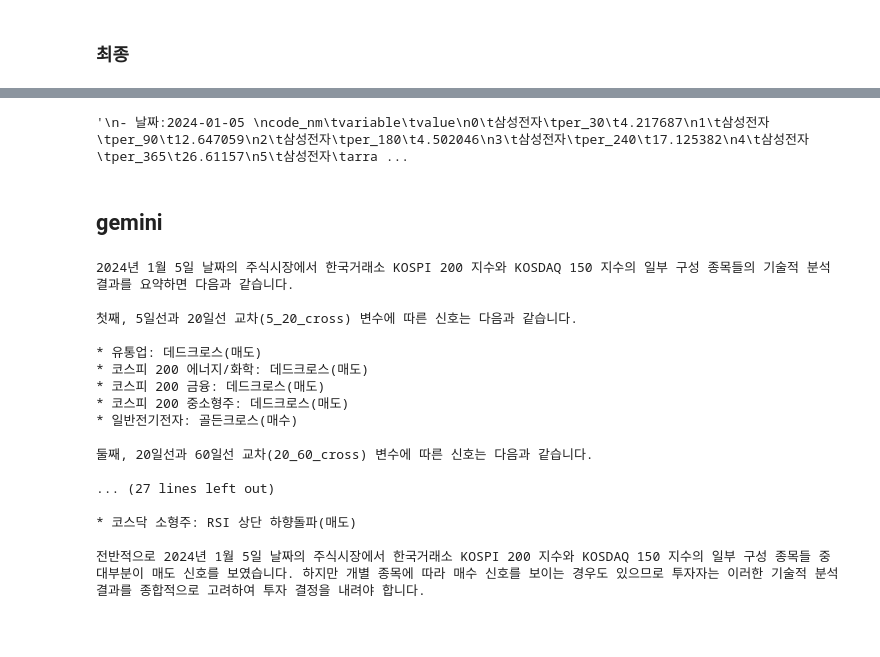
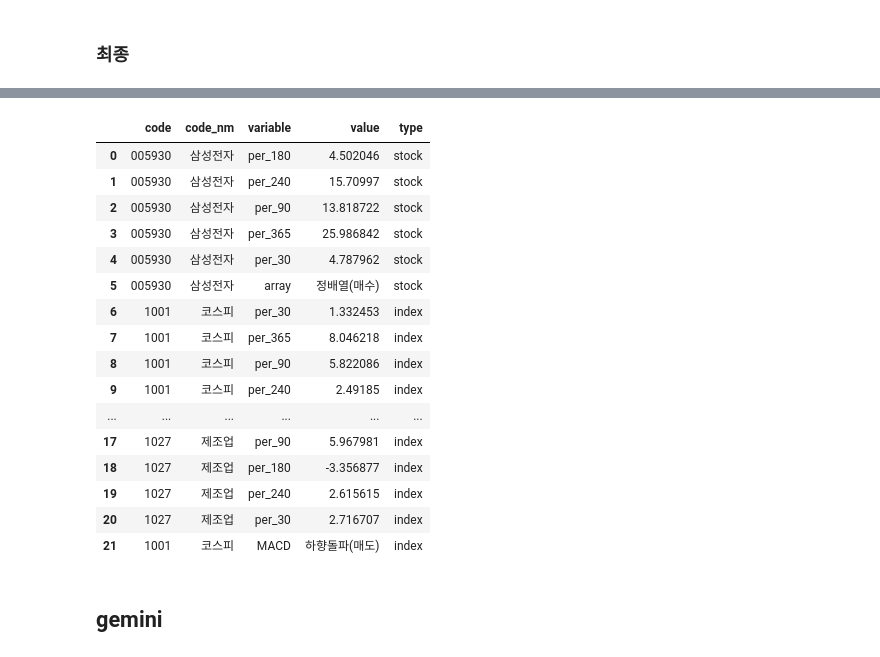
Before and after one commit to Unfinishedgod/finance_mlops, a Jupyter notebook: jupyter/indicator_setup.ipynb, the cells around one changed output, grey strips where cells are left out. Saved outputs shown, nothing was run; the diff lists cells and outputs as text; code cells hidden in the pictures; blank space fills up the shorter version.

```diff
--- a/jupyter/indicator_setup.ipynb
+++ b/jupyter/indicator_setup.ipynb
@@ -407,3 +396,4 @@ index_indicator
 # %%
-df1 = pd.concat([stock_per_set,stock_indicator])
-df1.columns = ['date', 'code', 'code_nm', 'variable', 'value']
+df1 = pd.concat([stock_ratio_per,stock_indicator])
+df1['type'] = 'stock'
+df1.columns = ['date', 'code', 'code_nm', 'variable', 'value', 'type']
@@ -412,9 +400,10 @@ NameError: name 'stock_per_set' is not defined
 # %%
-df2 = pd.concat([index_per,index_indicator])
-df2.columns = ['date', 'code', 'code_nm', 'variable', 'value']
+df2 = pd.concat([index_ratio_per,index_indicator])
+df2['type'] = 'index'
+df2.columns = ['date', 'code', 'code_nm', 'variable', 'value', 'type']
 # %%
 df3 = pd.concat([df1,df2]).reset_index(drop = True)
 # %%
-df4 = df3[['code_nm', 'variable', 'value']]
+df4 = df3[['code','code_nm', 'variable', 'value', 'type']]
 # %%
-df4
+total_df = df4[(df4['code'] == ticker_nm) | (df4['code'].isin(index_code_list))].reset_index(drop = True)
@@ -443,6 +410,23 @@ Timestamp('2024-01-05 00:00:00+0000', tz='UTC')
 # %%
+total_df
 # %% [output]
-'\n- 날짜:2024-01-05 \ncode_nm\tvariable\tvalue\n0\t삼성전자\tper_30\t4.217687\n1\t삼성전자\tper_90\t12.647059\n2\t삼성전자\tper_180\t4.502046\n3\t삼성전자\tper_240\t17.125382\n4\t삼성전자\tper_365\t26.61157\n5\t삼성전자\tarra ...
+|  | code | code_nm | variable | value | type |
+| 0 | 005930 | 삼성전자 | per_180 | 4.502046 | stock |
+| 1 | 005930 | 삼성전자 | per_240 | 15.70997 | stock |
+| 2 | 005930 | 삼성전자 | per_90 | 13.818722 | stock |
+| 3 | 005930 | 삼성전자 | per_365 | 25.986842 | stock |
+| 4 | 005930 | 삼성전자 | per_30 | 4.787962 | stock |
+| 5 | 005930 | 삼성전자 | array | 정배열(매수) | stock |
+| 6 | 1001 | 코스피 | per_30 | 1.332453 | index |
+| 7 | 1001 | 코스피 | per_365 | 8.046218 | index |
+| 8 | 1001 | 코스피 | per_90 | 5.822086 | index |
+| 9 | 1001 | 코스피 | per_240 | 2.49185 | index |
+| ... | ... | ... | ... | ... | ... |
+| 17 | 1027 | 제조업 | per_90 | 5.967981 | index |
+| 18 | 1027 | 제조업 | per_180 | -3.356877 | index |
+| 19 | 1027 | 제조업 | per_240 | 2.615615 | index |
+| 20 | 1027 | 제조업 | per_30 | 2.716707 | index |
+| 21 | 1001 | 코스피 | MACD | 하향돌파(매도) | index |
 # %% [markdown]
 ## gemini
 # %%
@@ -464,35 +448,3 @@ generation_config = {
 
 model = genai.GenerativeModel('gemini-pro',
                              generation_config=generation_config)
-# %%
-# date_nm = df3['date'][0].strftime('%Y-%m-%d')
-
-prompt = f"""
-- 날짜:{date_nm}
-
-- {index_indicator}
-
-
-보고서 형태로 설명식으로 요약해줘.
-"""
-
-response = model.generate_content(prompt)
-print(response.text)
-# %% [output]
-2024년 1월 5일 날짜의 주식시장에서 한국거래소 KOSPI 200 지수와 KOSDAQ 150 지수의 일부 구성 종목들의 기술적 분석 결과를 요약하면 다음과 같습니다.
-
-첫째, 5일선과 20일선 교차(5_20_cross) 변수에 따른 신호는 다음과 같습니다.
-
-* 유통업: 데드크로스(매도)
-* 코스피 200 에너지/화학: 데드크로스(매도)
-* 코스피 200 금융: 데드크로스(매도)
-* 코스피 200 중소형주: 데드크로스(매도)
-* 일반전기전자: 골든크로스(매수)
-
-둘째, 20일선과 60일선 교차(20_60_cross) 변수에 따른 신호는 다음과 같습니다.
-
-... (27 lines left out)
-
-* 코스닥 소형주: RSI 상단 하향돌파(매도)
-
-전반적으로 2024년 1월 5일 날짜의 주식시장에서 한국거래소 KOSPI 200 지수와 KOSDAQ 150 지수의 일부 구성 종목들 중 대부분이 매도 신호를 보였습니다. 하지만 개별 종목에 따라 매수 신호를 보이는 경우도 있으므로 투자자는 이러한 기술적 분석 결과를 종합적으로 고려하여 투자 결정을 내려야 합니다.
```
Also changed, not shown: parts of 23 cells of this notebook.
